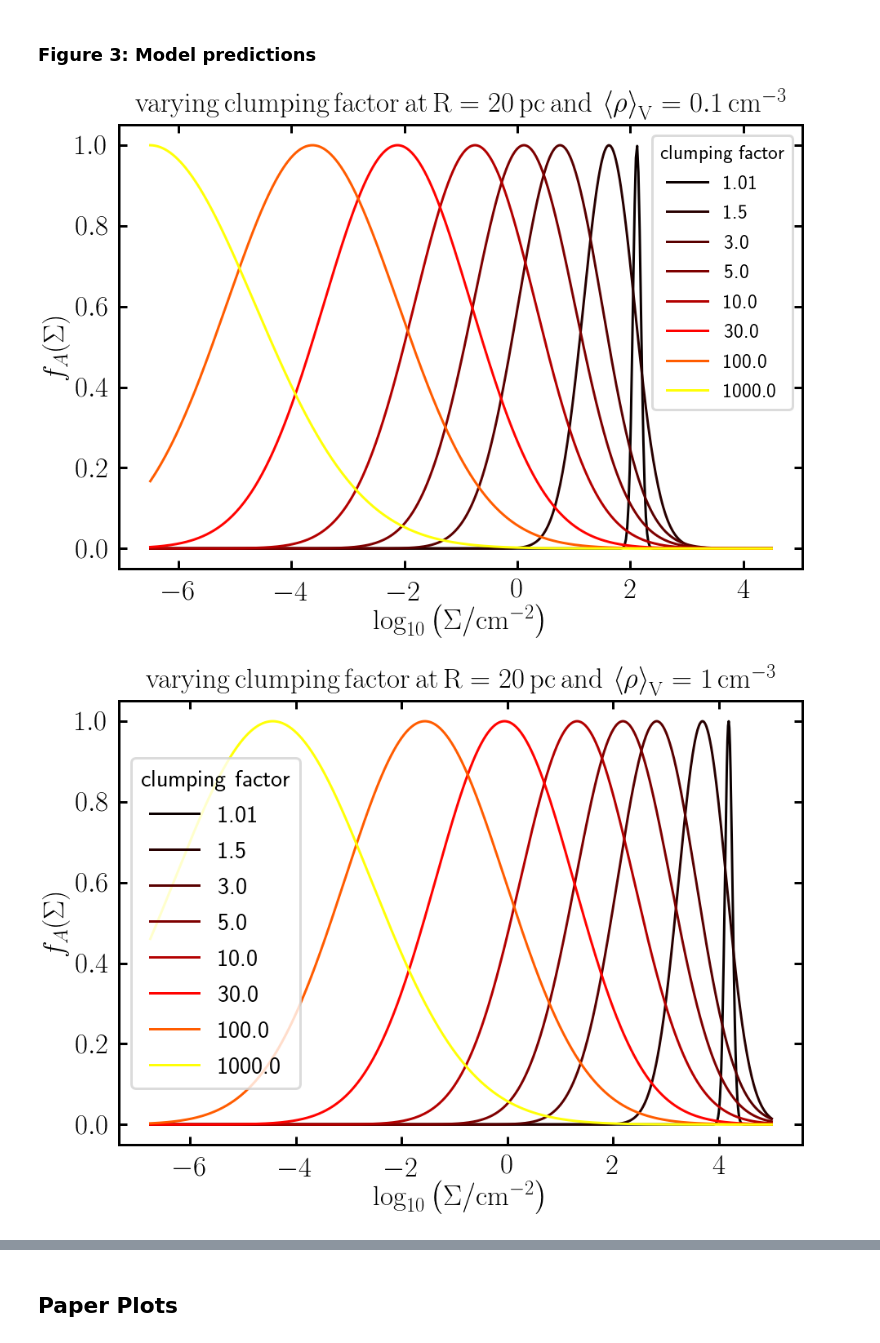
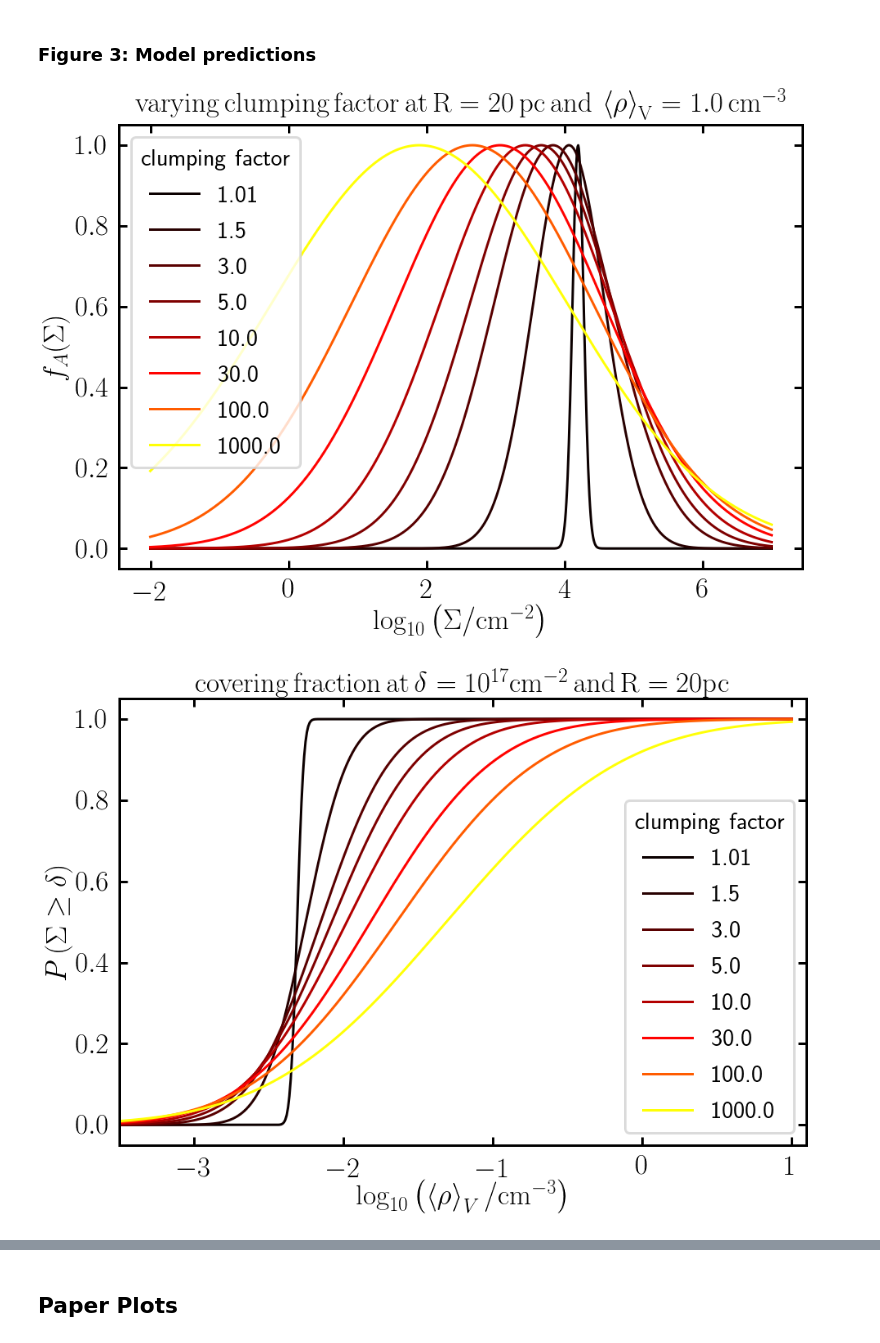
Before and after one commit to TobiBu/ISM_subgrid_clumping, a Jupyter notebook: ISM_subgrid_clumping.ipynb, the cells around one changed output, grey strips where cells are left out. Drawn from its saved outputs; the diff is of its cells as text; code cells hidden in the pictures.

```diff
--- a/ISM_subgrid_clumping.ipynb
+++ b/ISM_subgrid_clumping.ipynb
@@ -182,17 +182,18 @@ def create_plot(filename, p=False):
 # %% [markdown]
 ## Theoretical model
 # %%
-# mass err function
-def mass_errf(dens,r,c,delta):
+# volume err function
+def volume_errf(dens,r,c,delta):
     """
-    return covering fraction as a function of mass weighted density for
+    return covering fraction as a function of volume weighted density for
     radius r in pc
     clumping factor c
     and threshold delta in surface density
+    This is equivalent to eq. 27 in Buck et al. 2021
     """
     rho_hat = 3*delta/(r*pc*dens)
-    mu_hat = -5*np.log(c)/4.
-    sigma_hat = np.sqrt(0.5*np.log(c))
+    mu_hat = -1*np.log(c)/3.
+    sigma_hat = np.sqrt(2*np.log(c)/3.)
 
     z = (np.log(rho_hat) - mu_hat)/(np.sqrt(2)*sigma_hat)
     return 0.5*(1-special.erf(z))
@@ -216,56 +201,57 @@ def volume_errf(dens,r,c,delta):
 # log-normal
 def lognorm(dens,dens_0,r,c):
     """
-    log normal density distribution as in equation 17 using equation 24 to replace sigma_0
+    log normal density distribution as in equation 18 using equation 6 to replace sigma_0
     dens in log scale
     radius r in pc
-    clumping factor c
+    3d clumping factor c
     """
-    sigma = np.sqrt(0.5*np.log(c))
-    dens_1 = r*(10**dens_0)*np.exp(-5.*np.log(c)/4.)/3.
+    sigma = np.sqrt(2*np.log(c)/3.)
+    dens_1 = r*(10**dens_0)*np.exp(-np.log(c)/3.)/3.
 
     return np.exp(-(dens-np.log(dens_1))**2. / (2 * sigma**2.))
 # %% [markdown]
 ### Figure 3: Model predictions
 # %%
-# old version of the left panel of Fig. 3 from Buck et al. 2021b
+# left panel of Fig. 3 from Buck et al. 2021b
 C = [1.01,1.5,3.,5.,10.,30.,100.,1000.,10000.]
 logC = np.log10(C)
 colors = plt.cm.hot(logC/logC[-1])#np.linspace(0,1,len(C)+3))
-dens = np.linspace(-6.5,4.5,500)
+dens = np.linspace(-2.,7.,1000)
 
 plt.figure(figsize=(15,10))
 rad = 20
-den0 = 0.1
+den0 = 1.
 
 for i in range(len(C)-1):
     plt.plot(dens,lognorm(dens,den0,rad,C[i]),color=colors[i], label=C[i])
 
-plt.legend(title="clumping factor",title_fontsize=25,fontsize=25)
+plt.legend(title="clumping factor",title_fontsize=30,fontsize=30)
 plt.ylabel(r"$f_A(\Sigma)$")
 plt.xlabel(r"$\log_{10}\left(\Sigma/\rm{cm}^{-2}\right)$")
 plt.title(r"$\rm{varying\, clumping\, factor\, at\, R=%s\,\rm{pc}\, and\, \left<\rho\right>_V=%s\,\rm{cm}^{-3}}$"%(rad,den0), fontsize=35)
 plt.savefig("./plots/width.pdf", bbox_inches='tight')
 # %% [output]
-[figure, old version]
+[figure, new version]
 # %%
-# left panel of Fig. 3 from Buck et al. 2021b
+# right panel of Fig. 3
 C = [1.01,1.5,3.,5.,10.,30.,100.,1000.,10000.]
 logC = np.log10(C)
 colors = plt.cm.hot(logC/logC[-1])#np.linspace(0,1,len(C)+3))
-dens = np.linspace(-6.75,5.,1000)
+dens = np.linspace(-3.5,1.,500)
 
 plt.figure(figsize=(15,10))
+th = 1e17
 rad = 20
-den0 = 1
 
 for i in range(len(C)-1):
-    plt.plot(dens,lognorm(dens,den0,rad,C[i]),color=colors[i], label=C[i])
+    plt.plot(dens,volume_errf(10**dens,rad,C[i],th),color=colors[i], label=C[i])
 
+plt.xlim(-3.5,1.1)
 plt.legend(title="clumping factor",title_fontsize=30,fontsize=30)
-plt.ylabel(r"$f_A(\Sigma)$")
-plt.xlabel(r"$\log_{10}\left(\Sigma/\rm{cm}^{-2}\right)$")
-plt.title(r"$\rm{varying\, clumping\, factor\, at\, R=%s\,\rm{pc}\, and\, \left<\rho\right>_V=%s\,\rm{cm}^{-3}}$"%(rad,den0), fontsize=35)
-plt.savefig("./plots/width.pdf", bbox_inches='tight')
+plt.ylabel(r"$ P\left(\Sigma\geq\delta\right)$")#\,
+plt.xlabel(r"$\log_{10}\left(\left<\rho\right>_V/\rm{cm}{^{-3}}\right)$")
+plt.title(r"$\rm{covering\, fraction\, at\, \delta=10^{17}\rm{cm}^{-2}\, and\, R=%s\rm{pc}}$"%rad, fontsize=35)
+plt.savefig("./plots/cov_frac.pdf", bbox_inches='tight')
 # %% [output]
-[figure, old version]
+[figure, new version]
```
Also changed, not shown: parts of 13 cells of this notebook, 11 other files.
